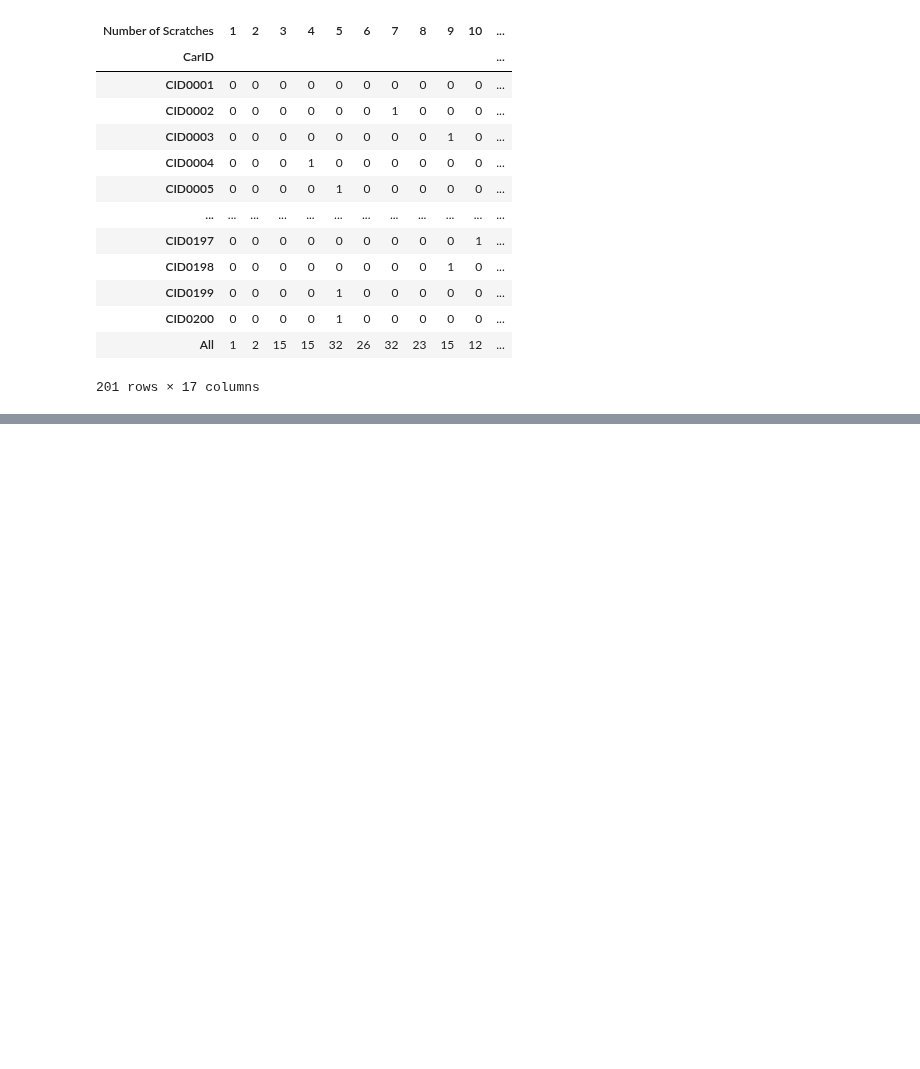
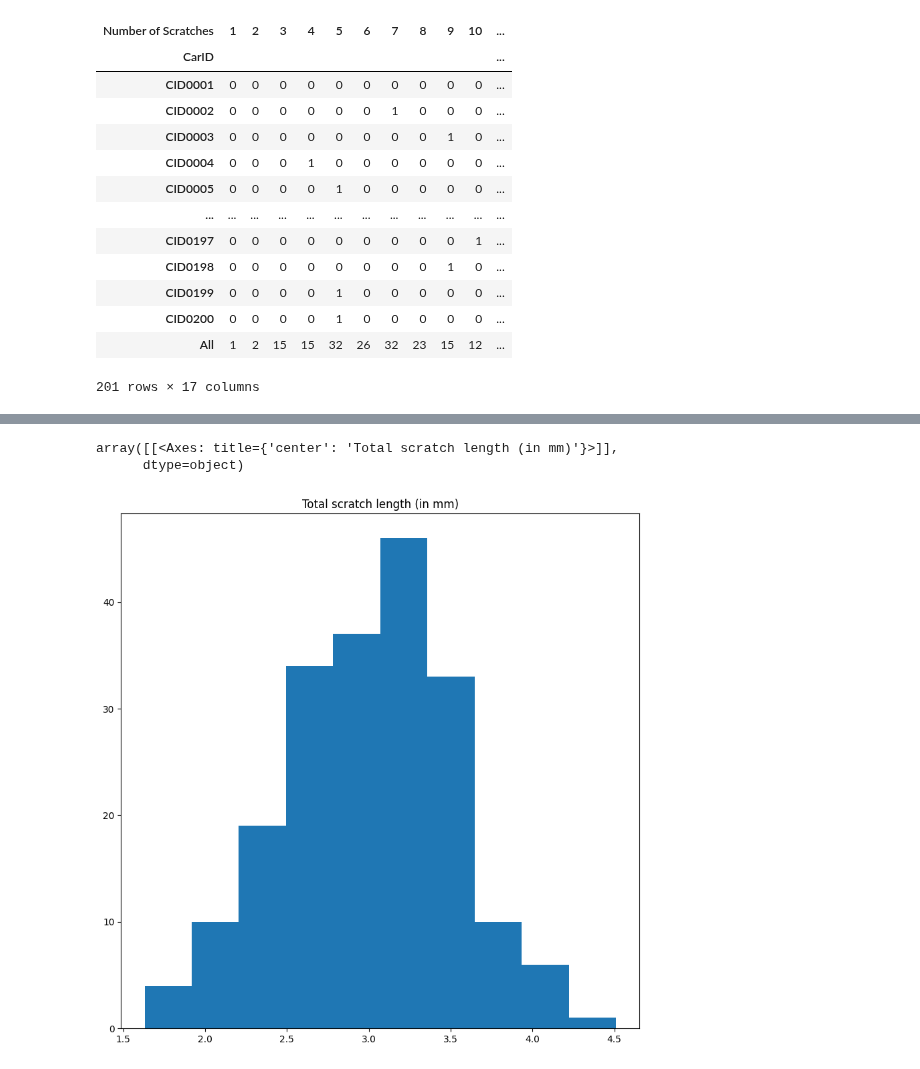
Before and after one commit to aniketkalra11/basic_kaggle_practice, a Jupyter notebook: BA/graded_1.ipynb, the cells around one changed output, grey strips where cells are left out. Drawn from its saved outputs; the diff is of its cells as text; code cells hidden in the pictures; blank space fills up the shorter version.

```diff
--- a/BA/graded_1.ipynb
+++ b/BA/graded_1.ipynb
@@ -69,0 +75,6 @@ conting_tab
+# %%
+data.hist(grid= False, figsize= (10, 10), column= ['Total scratch length (in mm)'])
+# %% [output]
+array([[<Axes: title={'center': 'Total scratch length (in mm)'}>]],
+      dtype=object)
+[figure, added]
```
Also changed, not shown: parts of 33 cells of this notebook, 9 other files.
